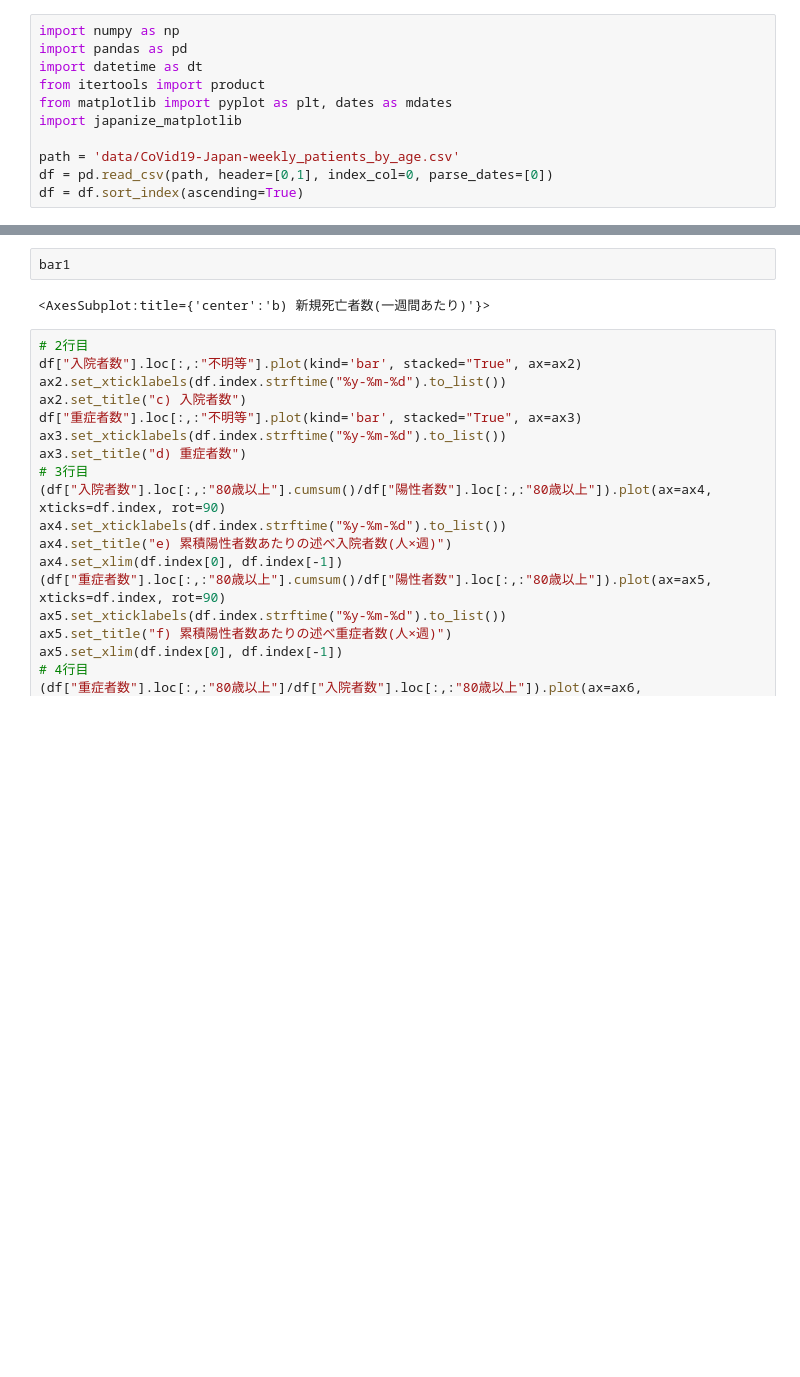
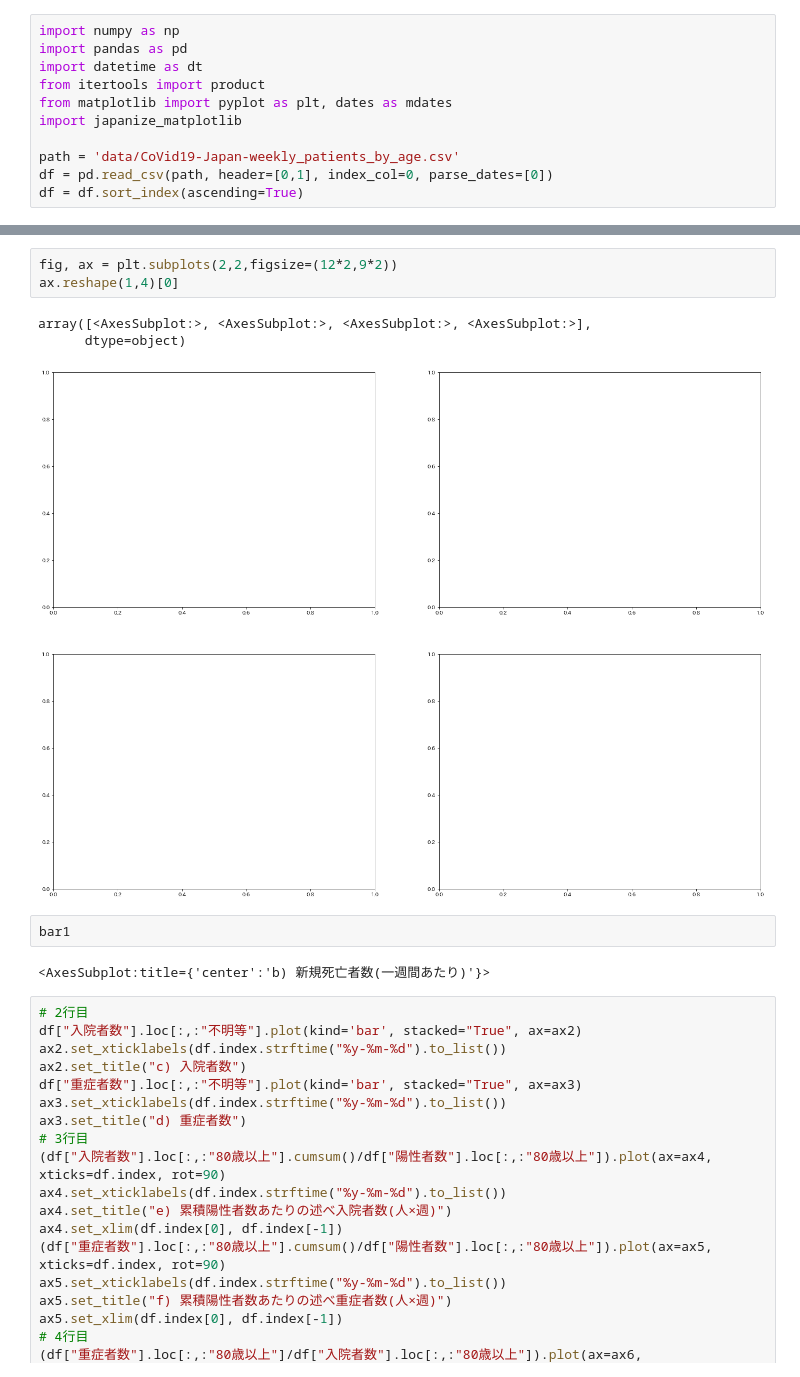
Before and after one commit to nagae/CoVid-19, a Jupyter notebook: check-plot-japan_cases_fatality_rate_since_by_age.ipynb, the cells around one changed output, grey strips where cells are left out. Saved outputs shown, nothing was run; the diff lists cells and outputs as text; blank space fills up the shorter version.

```diff
--- a/check-plot-japan_cases_fatality_rate_since_by_age.ipynb
+++ b/check-plot-japan_cases_fatality_rate_since_by_age.ipynb
@@ -48,3 +91,10 @@ ax1.set_ylim((0,ylim1))
+# %%
+fig, ax = plt.subplots(2,2,figsize=(12*2,9*2))
+ax.reshape(1,4)[0]
+# %% [output]
+array([<AxesSubplot:>, <AxesSubplot:>, <AxesSubplot:>, <AxesSubplot:>],
+      dtype=object)
+[figure, added]
 # %%
 bar1
 # %% [output]
```
Also changed, not shown: parts of 4 cells of this notebook, 4 other files.
